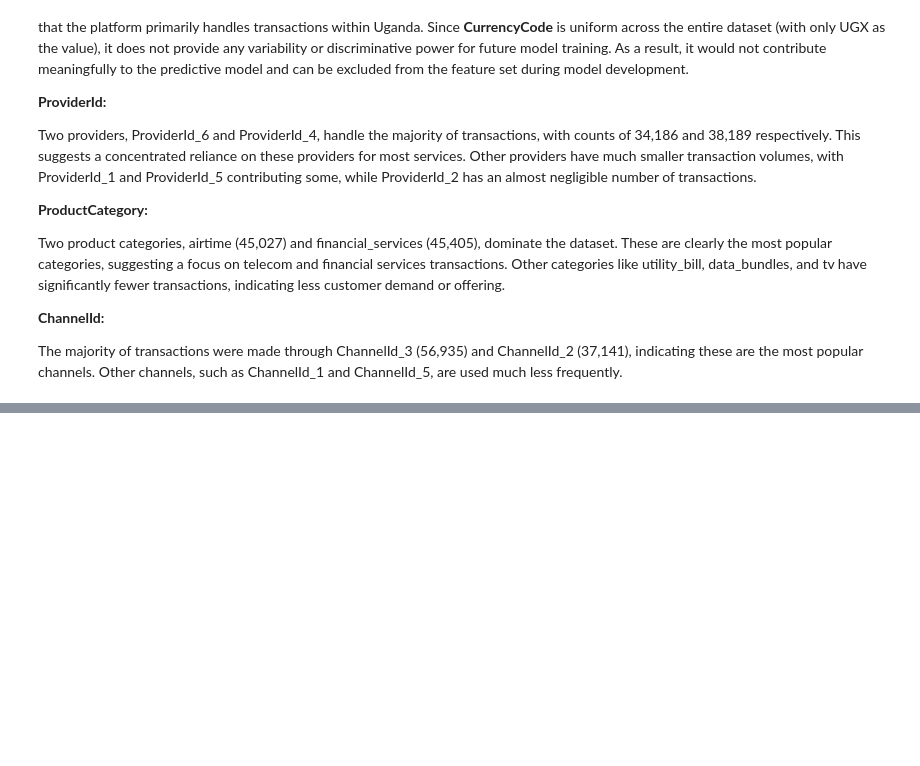
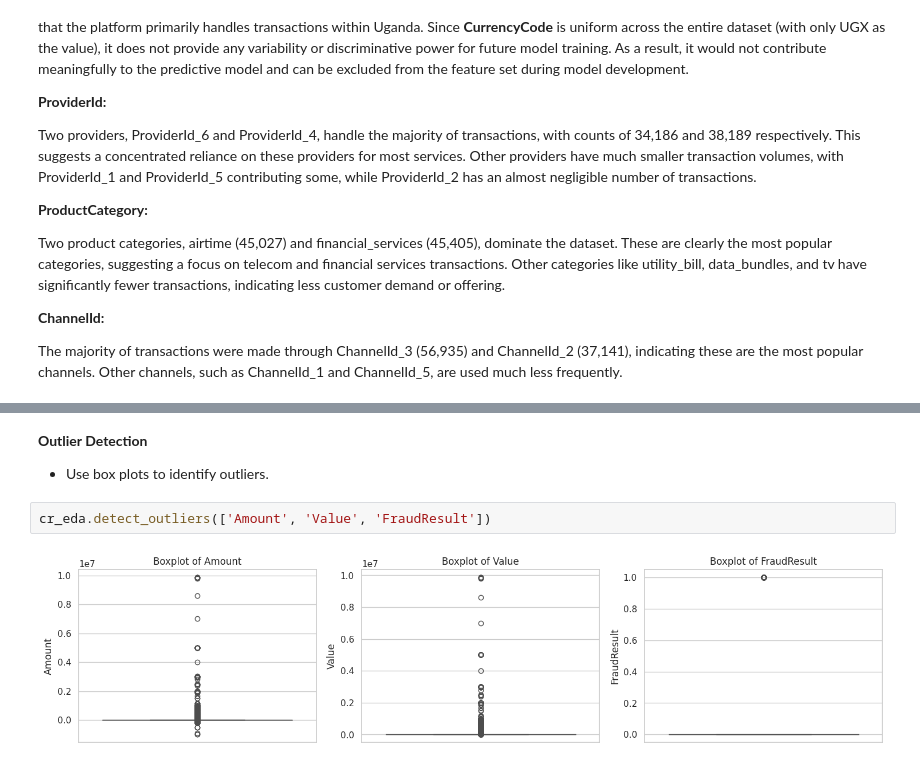
Before and after one commit to epythonlab/bati-bank-credit-scoring, a Jupyter notebook: notebooks/credit_risk_analysis.ipynb, the cells around one changed output, grey strips where cells are left out. Drawn from its saved outputs; the diff is of its cells as text; blank space fills up the shorter version.

Commit message:
Detected outliers

```diff
--- a/notebooks/credit_risk_analysis.ipynb
+++ b/notebooks/credit_risk_analysis.ipynb
@@ -237,0 +270,8 @@ Other channels, such as ChannelId_1 and ChannelId_5, are used much less frequent
+# %% [markdown]
+**Outlier Detection**
+
+- Use box plots to identify outliers.
+# %%
+cr_eda.detect_outliers(['Amount', 'Value', 'FraudResult'])
+# %% [output]
+[figure, added]
```
Also changed, not shown: parts of 11 cells of this notebook, 1 other file.
